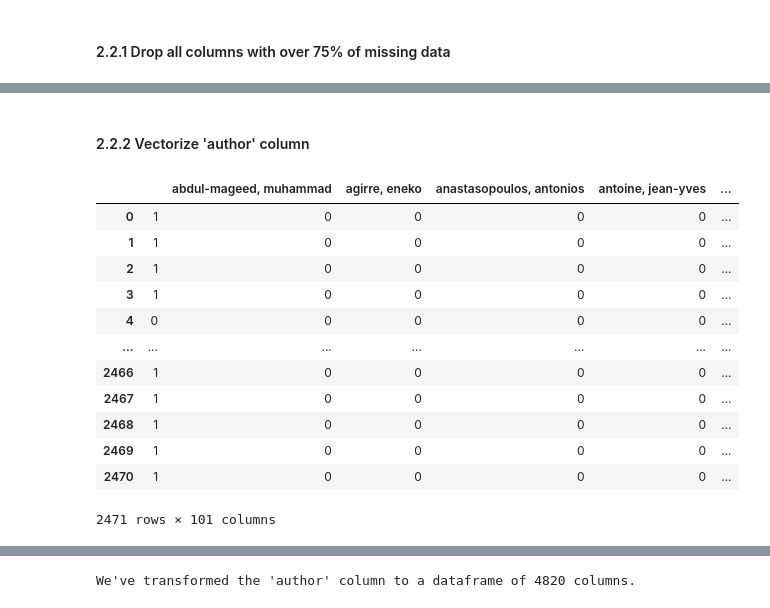
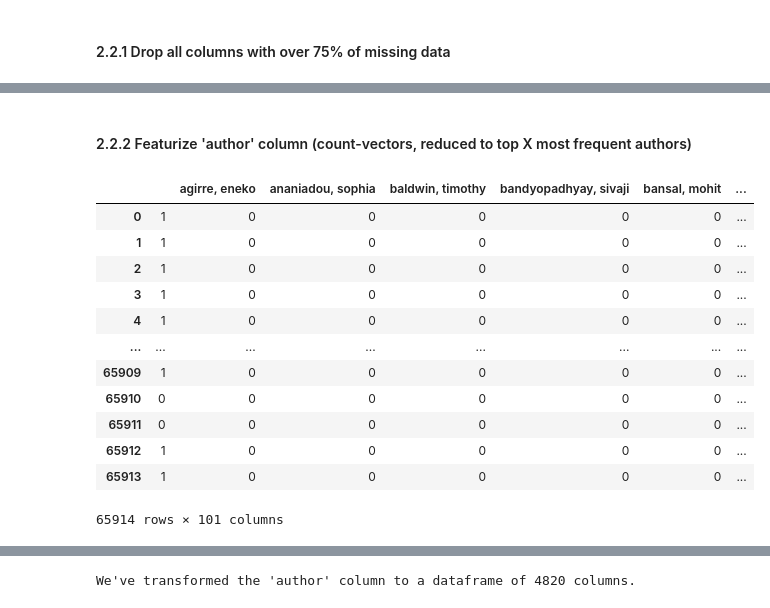
Before and after one commit to larshanen/MLChallenge, a Jupyter notebook: notebooks/Main experiment/Experiments.ipynb, the cells around one changed output, grey strips where cells are left out. Drawn from its saved outputs; the diff is of its cells as text; code cells hidden in the pictures.

```diff
--- a/notebooks/Main experiment/Experiments.ipynb
+++ b/notebooks/Main experiment/Experiments.ipynb
@@ -85,8 +85,8 @@ logging.getLogger().setLevel(logging.INFO)
 
 # Load train and test sets and change all NA values to empty values
 logging.info("Loading training/test data")
-train = pd.DataFrame.from_records(json.load(open('../../data/train.json'))).fillna("")
-test = pd.DataFrame.from_records(json.load(open('../../data/test.json'))).fillna("")
+train = pd.DataFrame.from_records(json.load(open('../../data/train.json')))
+test = pd.DataFrame.from_records(json.load(open('../../data/test.json')))
 # %% [output]
 INFO:root:Loading training/test data
 # %%
@@ -211,42 +218,43 @@ train_filtered
 # %% [markdown]
-#### 2.2.2 Vectorize 'author' column
+#### 2.2.2 Featurize 'author' column (count-vectors, reduced to top X most frequent authors)
 # %%
 # Convert lists of strings, accounting for None values
-train_sample_filtered['author_str'] = train_sample_filtered['author'].apply(lambda x: ';'.join(map(str, x)) if x is not None else 'unknown_author')
+train_filtered['author_str'] = train_filtered['author'].apply(lambda x: ';'.join(map(str, x)) if x is not None else 'unknown')
 
 # Count the number of papers for each author
-author_paper_counts = train_sample_filtered['author_str'].str.split(';').explode().value_counts()
+author_paper_counts = train_filtered['author_str'].str.split(';').explode().value_counts()
 
 # Set the number of most frequent authors you want to include
 X = 100  # Adjust this value to the desired number of most frequent authors
 
 # Filter authors based on the X most frequent authors
 top_authors = author_paper_counts.head(X).index.tolist()
 
 # Filter only the top authors in 'author_str'
-train_sample_filtered['author_str_filtered'] = train_sample_filtered['author_str'].apply(lambda x: ';'.join([author for author in x.split(';') if author in top_authors]))
+train_filtered['author_str_filtered'] = train_filtered['author_str'].apply(lambda x: ';'.join([author for author in x.split(';') if author in top_authors]))
 
 # Count-vectorize 'author_str_filtered'
 count_vectorizer = CountVectorizer(tokenizer=lambda x: x.split(';'))
-count_matrix = count_vectorizer.fit_transform(train_sample_filtered['author_str_filtered'])
+count_matrix = count_vectorizer.fit_transform(train_filtered['author_str_filtered'])
 
 # Extract and create columns
 feature_names = count_vectorizer.get_feature_names_out()
-count_df = pd.DataFrame(count_matrix.toarray(), columns=feature_names)
+author_count_df = pd.DataFrame(count_matrix.toarray(), columns=feature_names)
 
-# Display the resulting DataFrame
-count_df
+author_count_df
+
+# There is still an empty '' column left, see if we can remove it
 # %% [output]
-|  |  | abdul-mageed, muhammad | agirre, eneko | anastasopoulos, antonios | antoine, jean-yves | ... |
-| 0 | 1 | 0 | 0 | 0 | 0 | ... |
-| 1 | 1 | 0 | 0 | 0 | 0 | ... |
-| 2 | 1 | 0 | 0 | 0 | 0 | ... |
-| 3 | 1 | 0 | 0 | 0 | 0 | ... |
-| 4 | 0 | 0 | 0 | 0 | 0 | ... |
-| ... | ... | ... | ... | ... | ... | ... |
-| 2466 | 1 | 0 | 0 | 0 | 0 | ... |
-| 2467 | 1 | 0 | 0 | 0 | 0 | ... |
-| 2468 | 1 | 0 | 0 | 0 | 0 | ... |
-| 2469 | 1 | 0 | 0 | 0 | 0 | ... |
-| 2470 | 1 | 0 | 0 | 0 | 0 | ... |
+|  |  | agirre, eneko | ananiadou, sophia | baldwin, timothy | bandyopadhyay, sivaji | bansal, mohit | ... |
+| 0 | 1 | 0 | 0 | 0 | 0 | 0 | ... |
+| 1 | 1 | 0 | 0 | 0 | 0 | 0 | ... |
+| 2 | 1 | 0 | 0 | 0 | 0 | 0 | ... |
+| 3 | 1 | 0 | 0 | 0 | 0 | 0 | ... |
+| 4 | 1 | 0 | 0 | 0 | 0 | 0 | ... |
+| ... | ... | ... | ... | ... | ... | ... | ... |
+| 65909 | 1 | 0 | 0 | 0 | 0 | 0 | ... |
+| 65910 | 0 | 0 | 0 | 0 | 0 | 0 | ... |
+| 65911 | 0 | 0 | 0 | 0 | 0 | 0 | ... |
+| 65912 | 1 | 0 | 0 | 0 | 0 | 0 | ... |
+| 65913 | 1 | 0 | 0 | 0 | 0 | 0 | ... |
-2471 rows × 101 columns
+65914 rows × 101 columns
```
Also changed, not shown: parts of 23 cells of this notebook.
